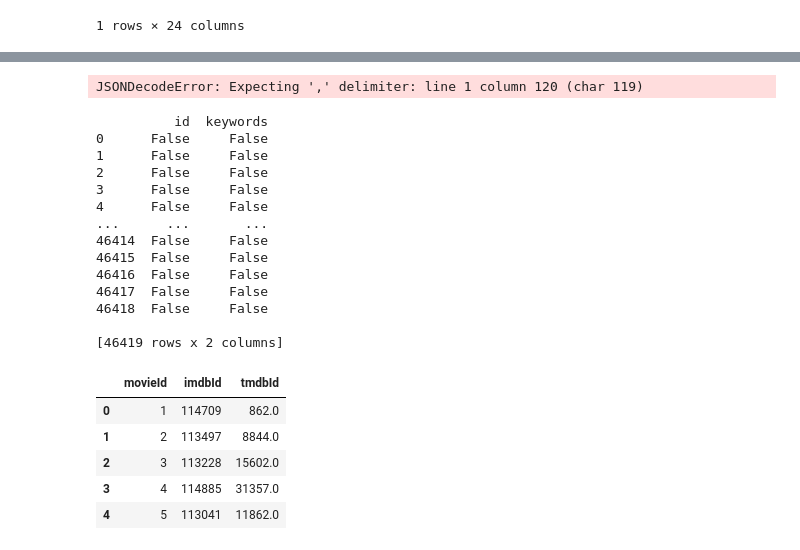
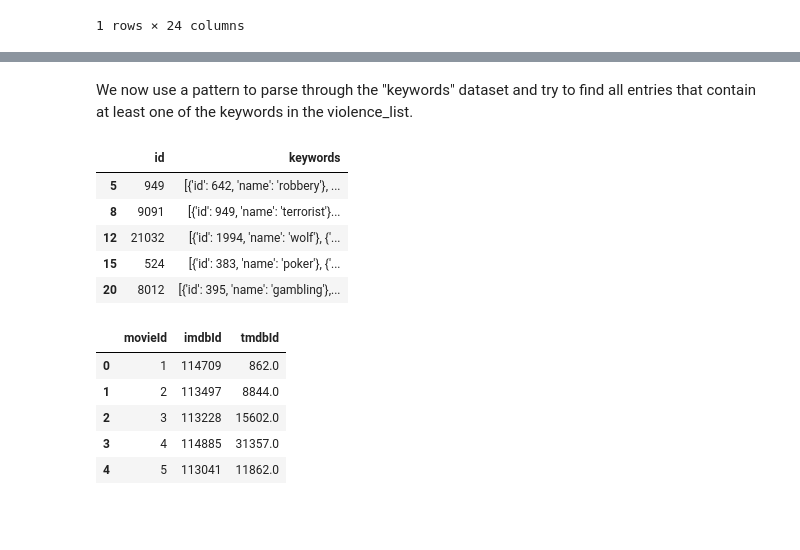
Before and after one commit to epfl-ada/ada-2024-project-alligatorsdontapologize24, a Jupyter notebook: src/Exploratory_Data_Analysis.ipynb, the cells around one changed output, grey strips where cells are left out. Saved outputs shown, nothing was run; the diff lists cells and outputs as text; code cells hidden in the pictures; blank space fills up the shorter version.

```diff
--- a/src/Exploratory_Data_Analysis.ipynb
+++ b/src/Exploratory_Data_Analysis.ipynb
@@ -116,38 +111,20 @@ violence_dict = {'Murder', 'Kill','Assault','Abuse','Fight','War','Attack','Viol
-# %%
-# Join the dictionary words into a single regex pattern with word boundaries
-pattern = r'\b(?:' + '|'.join(map(re.escape, violence_dict)) + r')\b'
-
-# Function to check if any 'name' in the JSON list contains a violence-related word
-def contains_violence(json_str):
-    # Parse the JSON string into a list of dictionaries
-    json_data = json.loads(json_str.replace("'", "\""))  # Replace single quotes with double quotes for valid JSON
-    # Check all 'name' values for matches with the violence dictionary
-    return any(re.search(pattern, item['name'], re.IGNORECASE) for item in json_data if 'name' in item)
-
-# Filter the DataFrame
-filtered_df = Kaggle_keywords[Kaggle_keywords['keywords'].apply(contains_violence)]
-
-
-print(filtered_df)
-# %% [output]
-JSONDecodeError: Expecting ',' delimiter: line 1 column 120 (char 119)
-# %%
-print(violent_movies)
-# %% [output]
-          id  keywords
-0      False     False
-1      False     False
-2      False     False
-3      False     False
-4      False     False
-...      ...       ...
-46414  False     False
-46415  False     False
-46416  False     False
-46417  False     False
-46418  False     False
-
-[46419 rows x 2 columns]
+# %% [markdown]
+We now use a pattern to parse through the "keywords" dataset and try to find all entries that contain at least one of the keywords in the violence_list.
+# %%
+# Define the pattern for the parsing
+pattern = r'\b(?:' + '|'.join(violence_list) + r')\b'
+
+# Filter the keywords dataframe for entries that contain any of the violence_dict
+filtered_Kaggle_keywords = Kaggle_keywords[Kaggle_keywords['keywords'].str.contains(pattern, na=False, case=False)]
+
+filtered_Kaggle_keywords.head()
+# %% [output]
+|  | id | keywords |
+| 5 | 949 | [{'id': 642, 'name': 'robbery'}, ... |
+| 8 | 9091 | [{'id': 949, 'name': 'terrorist'}... |
+| 12 | 21032 | [{'id': 1994, 'name': 'wolf'}, {'... |
+| 15 | 524 | [{'id': 383, 'name': 'poker'}, {'... |
+| 20 | 8012 | [{'id': 395, 'name': 'gambling'},... |
 # %%
 Kaggle_links.head()
 # %% [output]
```
Also changed, not shown: parts of 10 cells of this notebook.
